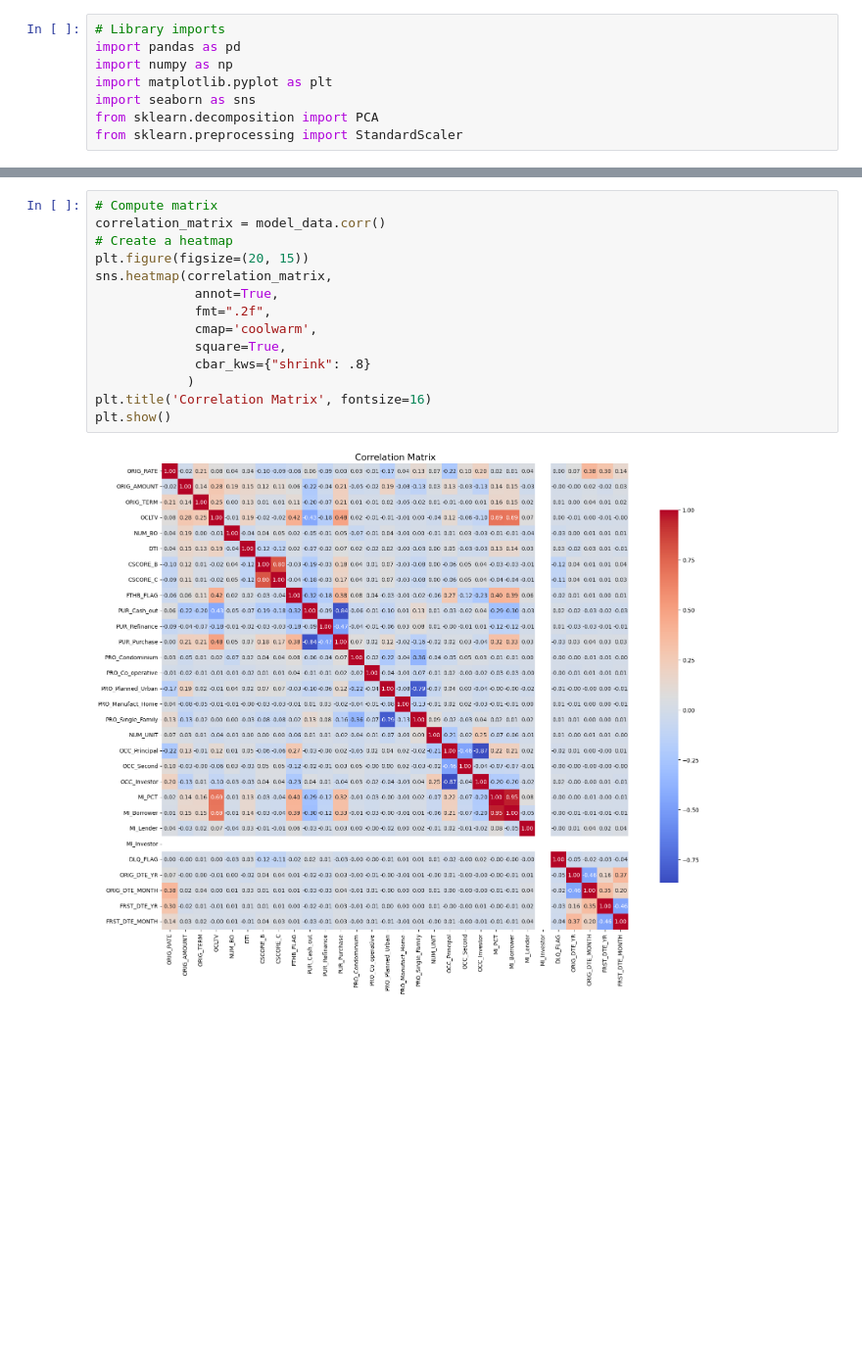
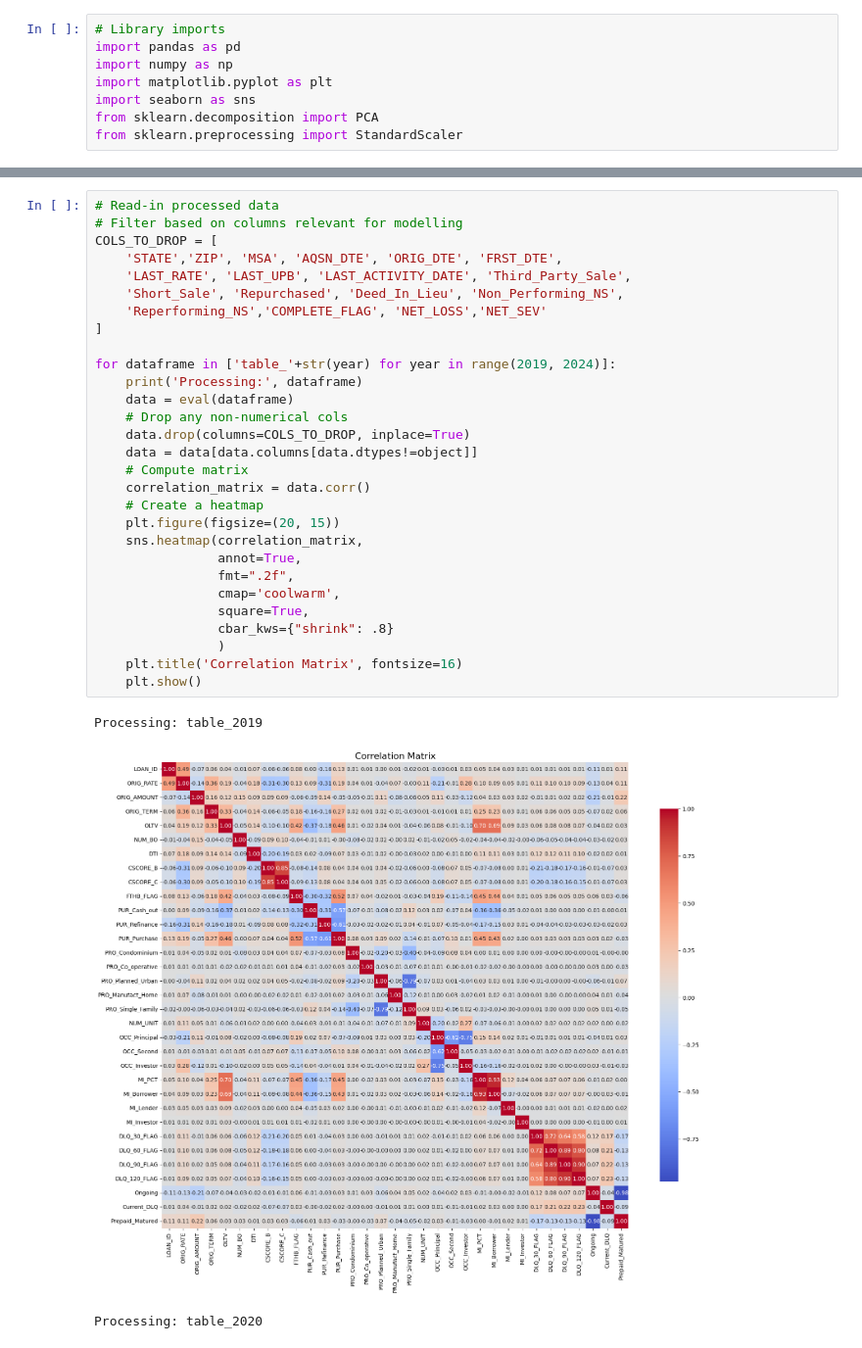
Before and after one commit to MIE479-2024/msf-capstone-crm, a Jupyter notebook: EDA/correlation_analysis.ipynb, the cells around one changed output, grey strips where cells are left out. Shown at 98% size. Saved outputs shown, nothing was run; the diff lists cells and outputs as text; blank space fills up the shorter version.

```diff
--- a/EDA/correlation_analysis.ipynb
+++ b/EDA/correlation_analysis.ipynb
@@ -91,16 +40,33 @@ dtype: int64
 # %%
-# Compute matrix
-correlation_matrix = model_data.corr()
-# Create a heatmap
-plt.figure(figsize=(20, 15))
-sns.heatmap(correlation_matrix,
-             annot=True,
-             fmt=".2f",
-             cmap='coolwarm',
-             square=True,
-             cbar_kws={"shrink": .8}
-            )
-plt.title('Correlation Matrix', fontsize=16)
-plt.show()
+# Read-in processed data
+# Filter based on columns relevant for modelling
+COLS_TO_DROP = [
+    'STATE','ZIP', 'MSA', 'AQSN_DTE', 'ORIG_DTE', 'FRST_DTE',
+    'LAST_RATE', 'LAST_UPB', 'LAST_ACTIVITY_DATE', 'Third_Party_Sale',
+    'Short_Sale', 'Repurchased', 'Deed_In_Lieu', 'Non_Performing_NS',
+    'Reperforming_NS','COMPLETE_FLAG', 'NET_LOSS','NET_SEV'
+]
+
+for dataframe in ['table_'+str(year) for year in range(2019, 2024)]:
+    print('Processing:', dataframe)
+    data = eval(dataframe)
+    # Drop any non-numerical cols
+    data.drop(columns=COLS_TO_DROP, inplace=True)
+    data = data[data.columns[data.dtypes!=object]]
+    # Compute matrix
+    correlation_matrix = data.corr()
+    # Create a heatmap
+    plt.figure(figsize=(20, 15))
+    sns.heatmap(correlation_matrix,
+                annot=True,
+                fmt=".2f",
+                cmap='coolwarm',
+                square=True,
+                cbar_kws={"shrink": .8}
+                )
+    plt.title('Correlation Matrix', fontsize=16)
+    plt.show()
 # %% [output]
+Processing: table_2019
-[figure, old version]
+[figure, new version]
+Processing: table_2020
```
Also changed, not shown: parts of 11 cells of this notebook, 1 other file.
